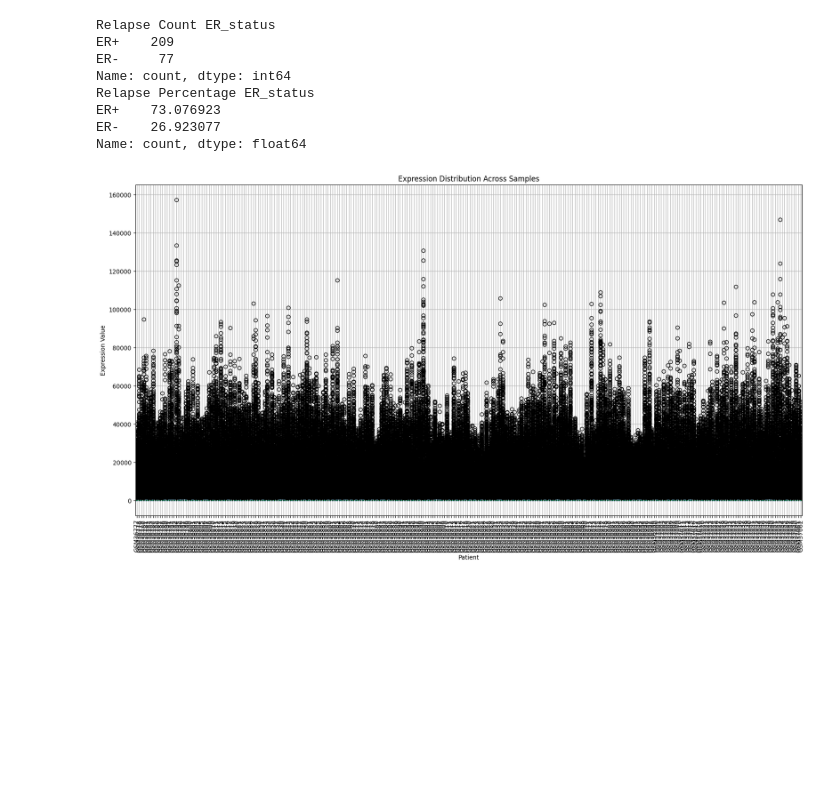
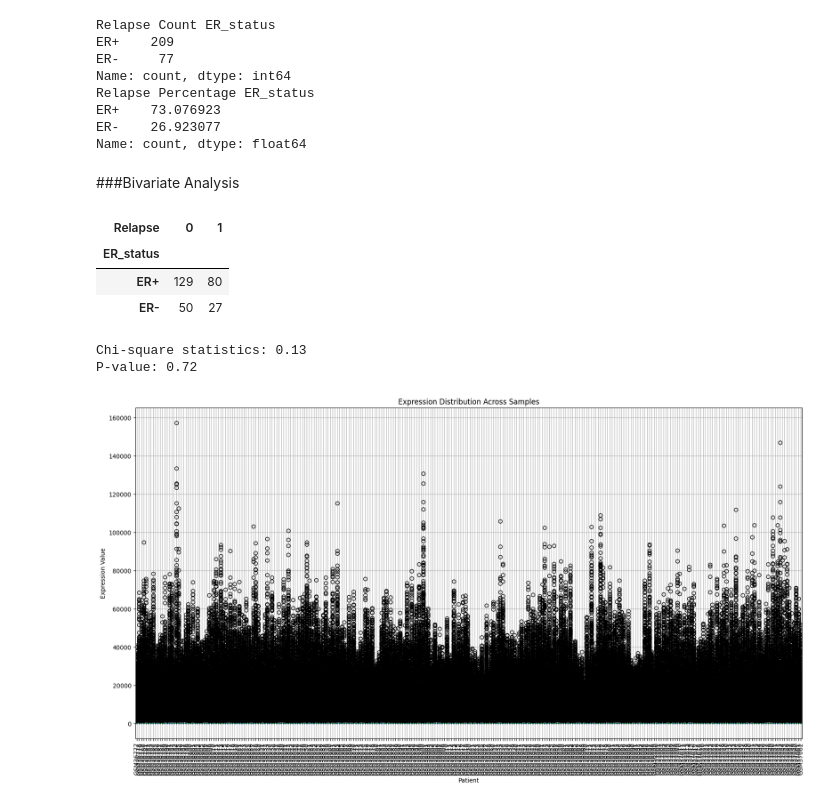
Before and after one commit to saranenada-cell/GeneExpressionBreastCancerRelapse, a Jupyter notebook: EDA_Report.ipynb, the cells around one changed output. Cells and saved outputs as stored; diff of their text form; code cells hidden in the pictures; blank space fills up the shorter version.

```diff
--- a/EDA_Report.ipynb
+++ b/EDA_Report.ipynb
@@ -279,6 +279,28 @@ Relapse Percentage ER_status
 ER+    73.076923
 ER-    26.923077
 Name: count, dtype: float64
+# %% [markdown]
+###Bivariate Analysis
+# %%
+#contingency table, how many ER- samples relapsed versus didn't relapse, and how many ER+ samples relapsed versus didn't relapse.
+pd.crosstab(clinical_parameters_df['ER_status'], clinical_parameters_df['Relapse'])
+# %% [output]
+| Relapse | 0 | 1 |
+| ER_status |  |  |
+| ER+ | 129 | 80 |
+| ER- | 50 | 27 |
+# %%
+#check statistical significance using chi-square
+from scipy.stats import chi2_contingency
+chi_table = pd.crosstab(clinical_parameters_df['ER_status'], clinical_parameters_df['Relapse'])
+
+chi2, p_value, dof, expected = chi2_contingency(chi_table)
+
+print ('Chi-square statistics:', round(chi2,2))
+print ('P-value:', round(p_value,2))
+# %% [output]
+Chi-square statistics: 0.13
+P-value: 0.72
 # %%
 '''Expression Matrix Distribution- Box Plot'''
 import matplotlib.pyplot as plt
```
Also changed, not shown: parts of 2 cells of this notebook.
